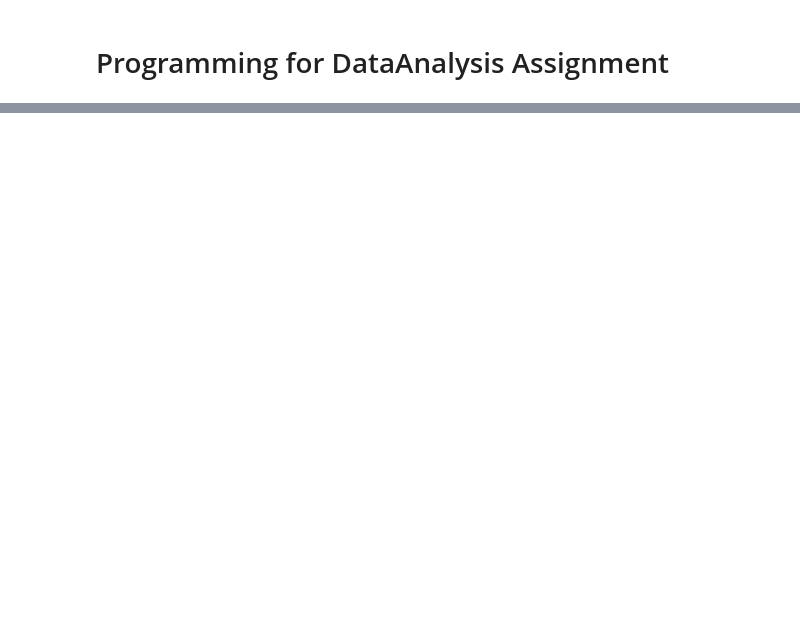
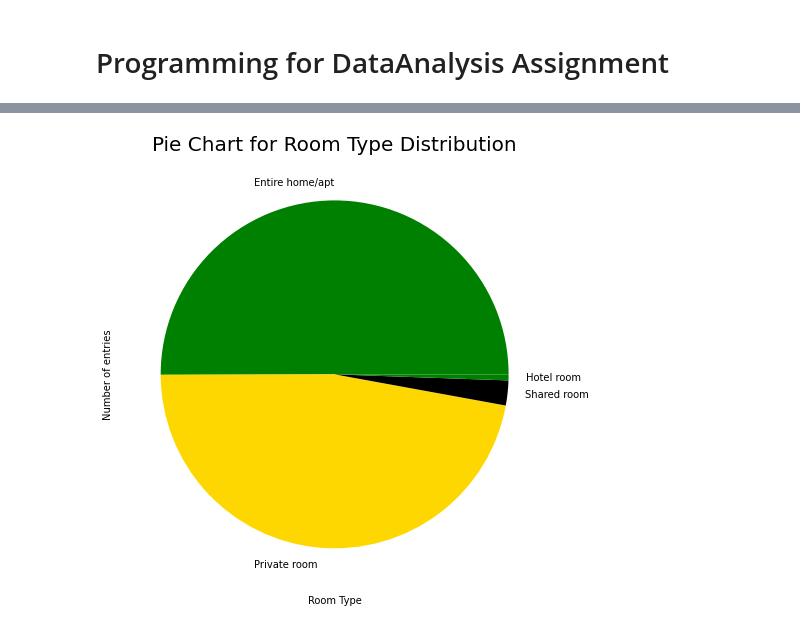
Before and after one commit to AndrewShanahan/PFDA_Assignment, a Jupyter notebook: PfDA_Assignment.ipynb, the cells around one changed output, grey strips where cells are left out. Drawn from its saved outputs; the diff is of its cells as text; code cells hidden in the pictures; blank space fills up the shorter version.

```diff
--- a/PfDA_Assignment.ipynb
+++ b/PfDA_Assignment.ipynb
@@ -2,0 +87,8 @@
+# %%
+df['room_type'].value_counts().plot(kind = 'pie', colors=['green', 'gold', 'black'], figsize = (8, 8))
+plt.title('Pie Chart for Room Type Distribution', fontsize = 20)
+plt.xlabel('Room Type')
+plt.ylabel('Number of entries')
+plt.show()
+# %% [output]
+[figure, added]
```
Also changed, not shown: parts of 36 cells of this notebook, 2 other files.
